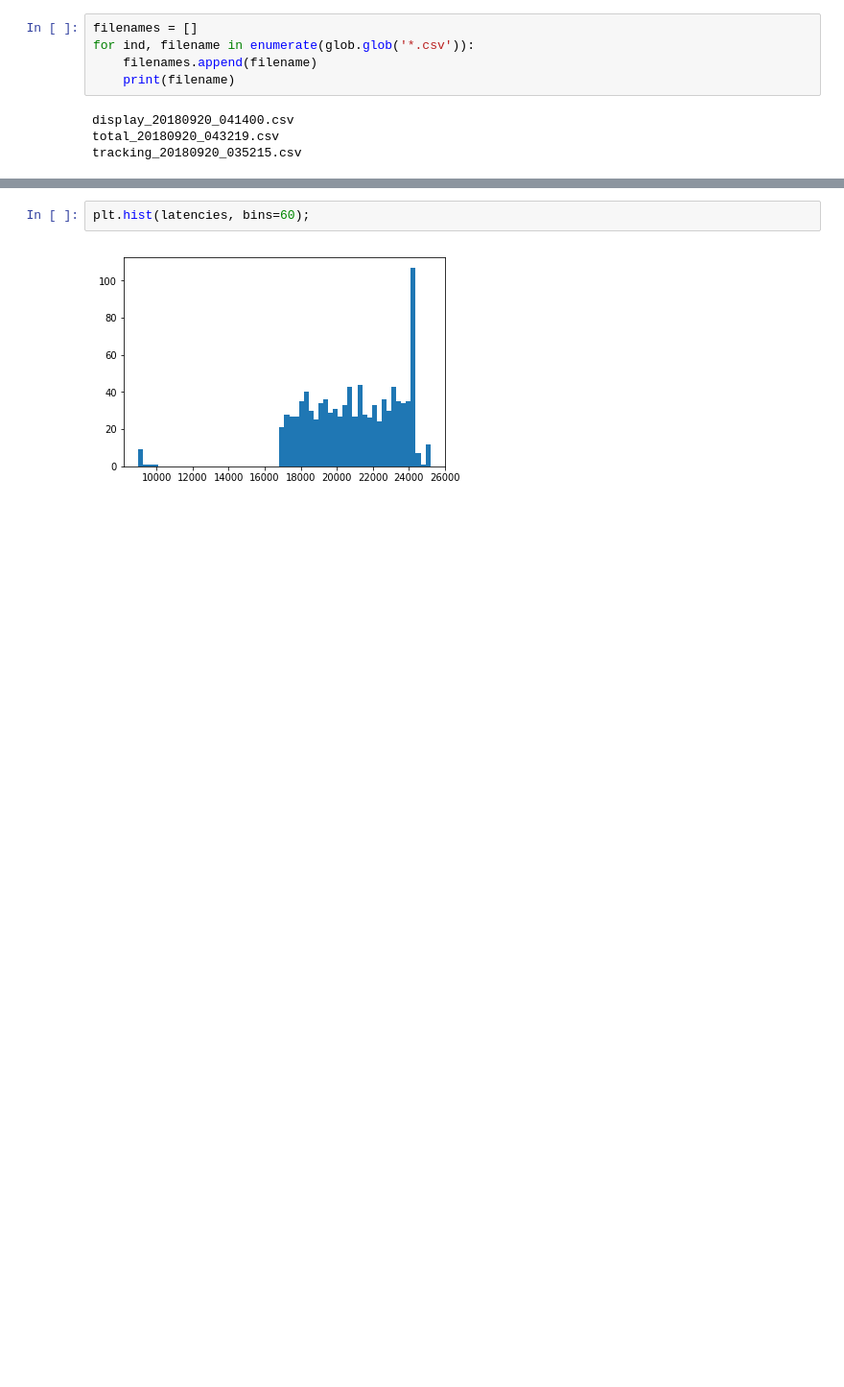
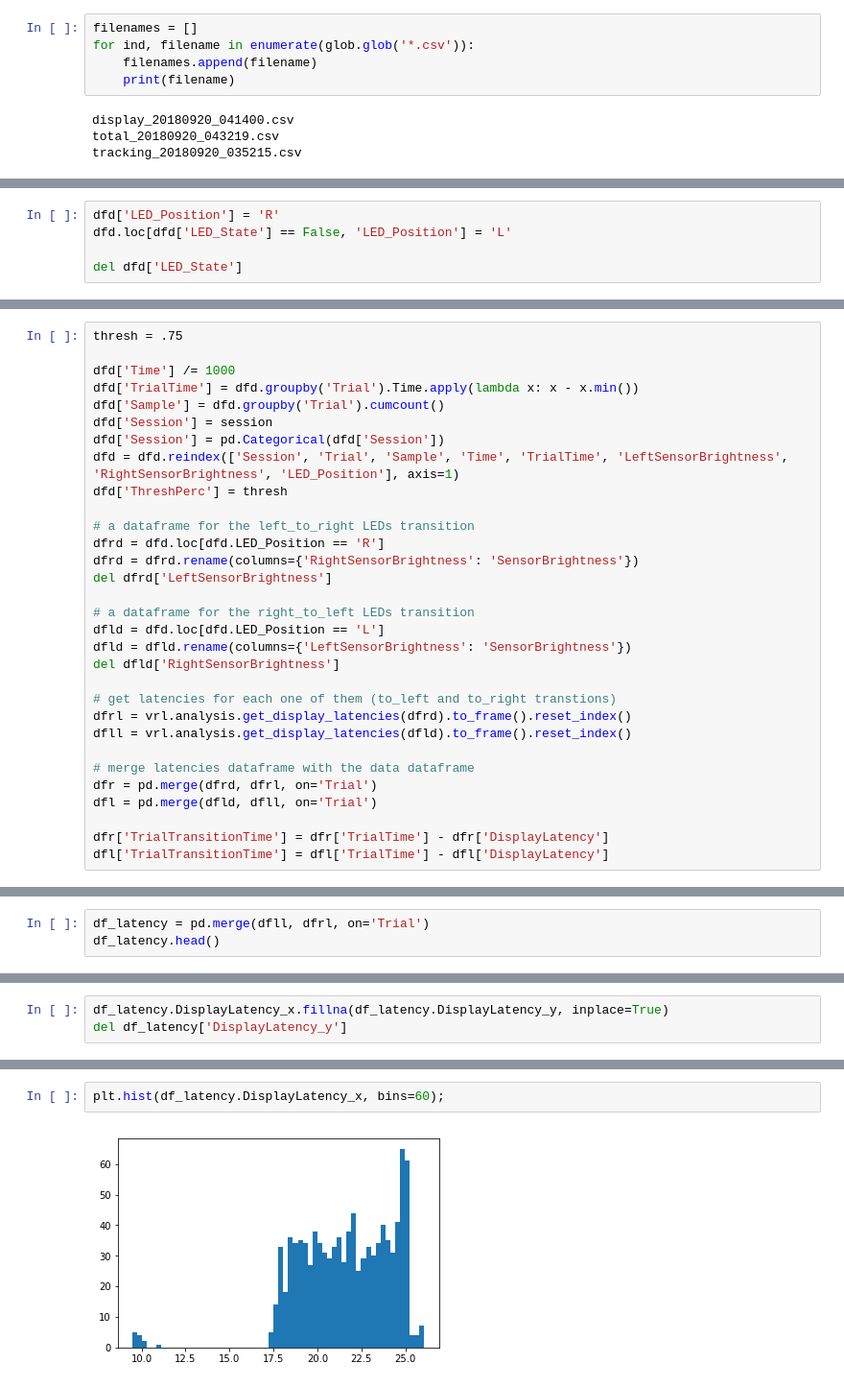
Before and after one commit to mohammadbashiri/vrlatency, a Jupyter notebook: notebooks/exploratory/Total.ipynb, the cells around one changed output, grey strips where cells are left out. Shown at 96% size. Cells and saved outputs as stored; diff of their text form; blank space fills up the shorter version.

```diff
--- a/notebooks/exploratory/Total.ipynb
+++ b/notebooks/exploratory/Total.ipynb
@@ -38,0 +62,5 @@ plt.plot(latencies)
+# %%
+dfd['LED_Position'] = 'R'
+dfd.loc[dfd['LED_State'] == False, 'LED_Position'] = 'L'
+
+del dfd['LED_State']
@@ -38,0 +76,31 @@ plt.plot(latencies)
+# %%
+thresh = .75
+
+dfd['Time'] /= 1000
+dfd['TrialTime'] = dfd.groupby('Trial').Time.apply(lambda x: x - x.min())
+dfd['Sample'] = dfd.groupby('Trial').cumcount()
+dfd['Session'] = session
+dfd['Session'] = pd.Categorical(dfd['Session'])
+dfd = dfd.reindex(['Session', 'Trial', 'Sample', 'Time', 'TrialTime', 'LeftSensorBrightness', 'RightSensorBrightness', 'LED_Position'], axis=1)
+dfd['ThreshPerc'] = thresh
+
+# a dataframe for the left_to_right LEDs transition
+dfrd = dfd.loc[dfd.LED_Position == 'R']
+dfrd = dfrd.rename(columns={'RightSensorBrightness': 'SensorBrightness'})
+del dfrd['LeftSensorBrightness']
+
+# a dataframe for the right_to_left LEDs transition
+dfld = dfd.loc[dfd.LED_Position == 'L']
+dfld = dfld.rename(columns={'LeftSensorBrightness': 'SensorBrightness'})
+del dfld['RightSensorBrightness']
+
+# get latencies for each one of them (to_left and to_right transtions)
+dfrl = vrl.analysis.get_display_latencies(dfrd).to_frame().reset_index()
+dfll = vrl.analysis.get_display_latencies(dfld).to_frame().reset_index()
+
+# merge latencies dataframe with the data dataframe
+dfr = pd.merge(dfrd, dfrl, on='Trial')
+dfl = pd.merge(dfld, dfll, on='Trial')
+
+dfr['TrialTransitionTime'] = dfr['TrialTime'] - dfr['DisplayLatency']
+dfl['TrialTransitionTime'] = dfl['TrialTime'] - dfl['DisplayLatency']
@@ -38,0 +114,3 @@ plt.plot(latencies)
+# %%
+df_latency = pd.merge(dfll, dfrl, on='Trial')
+df_latency.head()
@@ -38,0 +126,3 @@ plt.plot(latencies)
+# %%
+df_latency.DisplayLatency_x.fillna(df_latency.DisplayLatency_y, inplace=True)
+del df_latency['DisplayLatency_y']
@@ -39,4 +138,4 @@ plt.plot(latencies)
 # %%
-plt.hist(latencies, bins=60);
+plt.hist(df_latency.DisplayLatency_x, bins=60);
 # %% [output]
-[figure, old version]
+[figure, new version]
```
Also changed, not shown: parts of 23 cells of this notebook, 1 other file.
